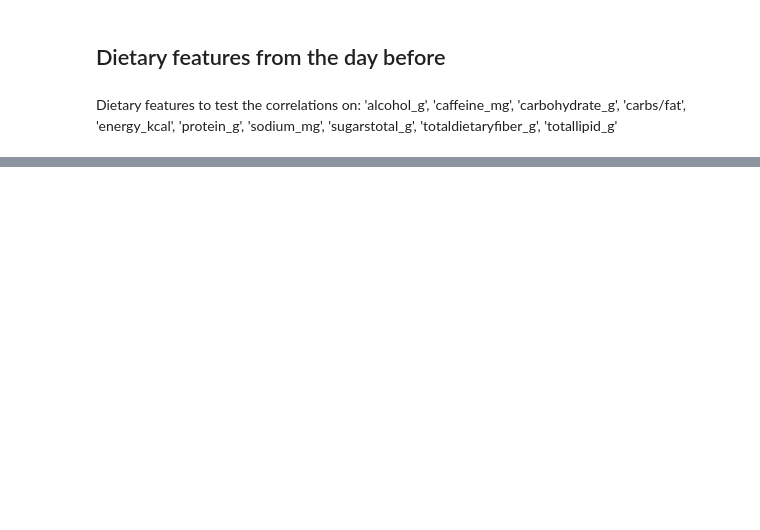
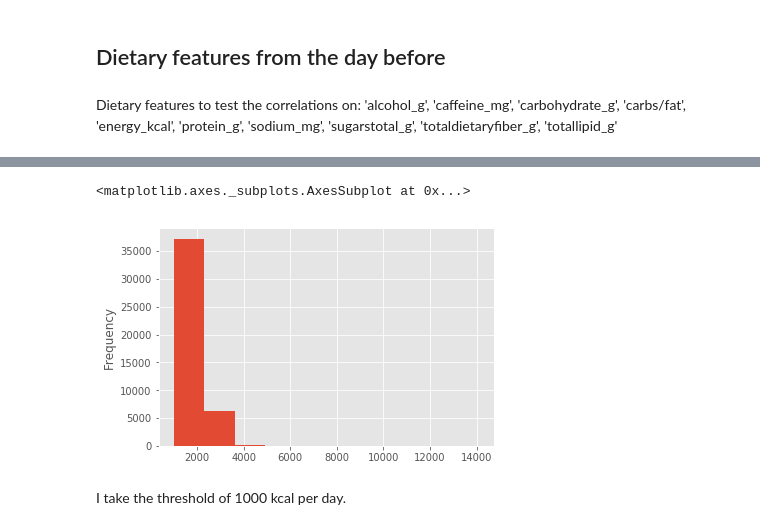
Before and after one commit to ElviraMingazova/MA_Thesis, a Jupyter notebook: Personalized correlations PNP3.ipynb, the cells around one changed output, grey strips where cells are left out. Drawn from its saved outputs; the diff is of its cells as text; code cells hidden in the pictures; blank space fills up the shorter version.

```diff
--- a/Personalized correlations PNP3.ipynb
+++ b/Personalized correlations PNP3.ipynb
@@ -238,0 +249,2 @@ logdf.head()
+# %%
+totaldaylog = logdf.drop(columns=['weight', 'meal_type']).groupby(['RegistrationCode', 'Day']).sum()
@@ -238,0 +262,7 @@ logdf.head()
+# %%
+totaldaylog['energy_kcal'].plot.hist()
+# %% [output]
+<matplotlib.axes._subplots.AxesSubplot at 0x...>
+[figure, added]
+# %% [markdown]
+I take the threshold of 1000 kcal per day.
```
Also changed, not shown: parts of 31 cells of this notebook, 1 other file.
